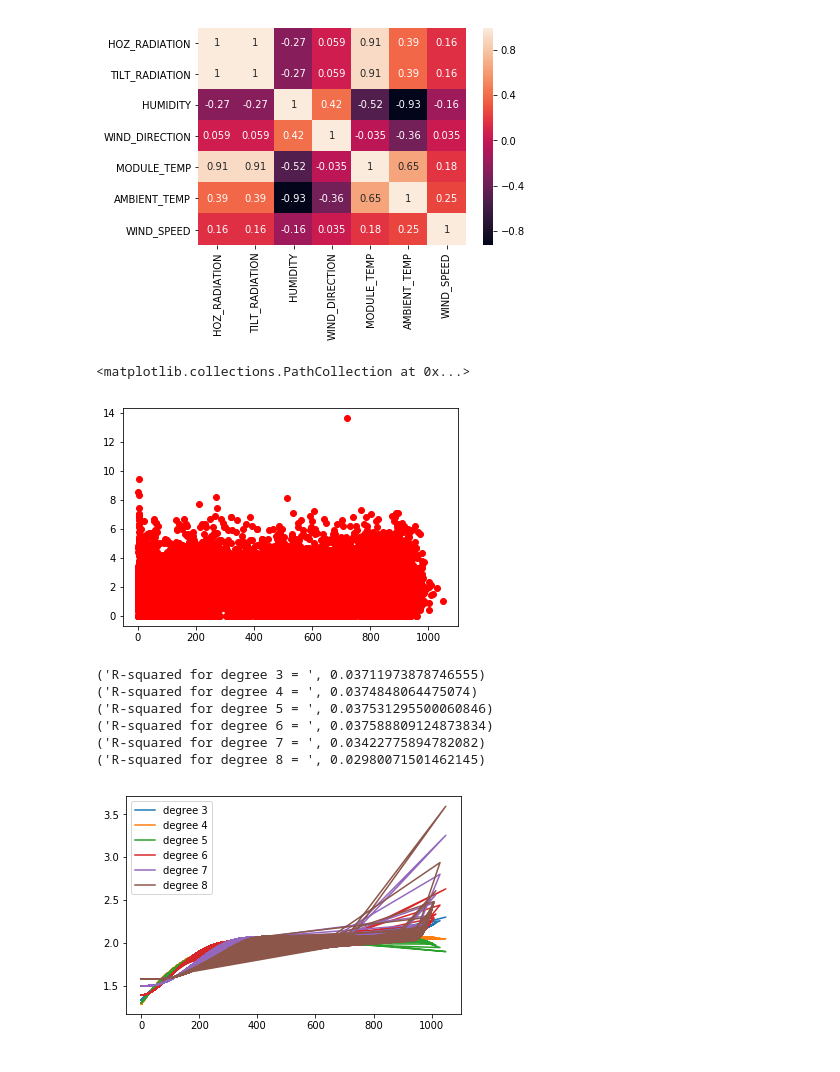
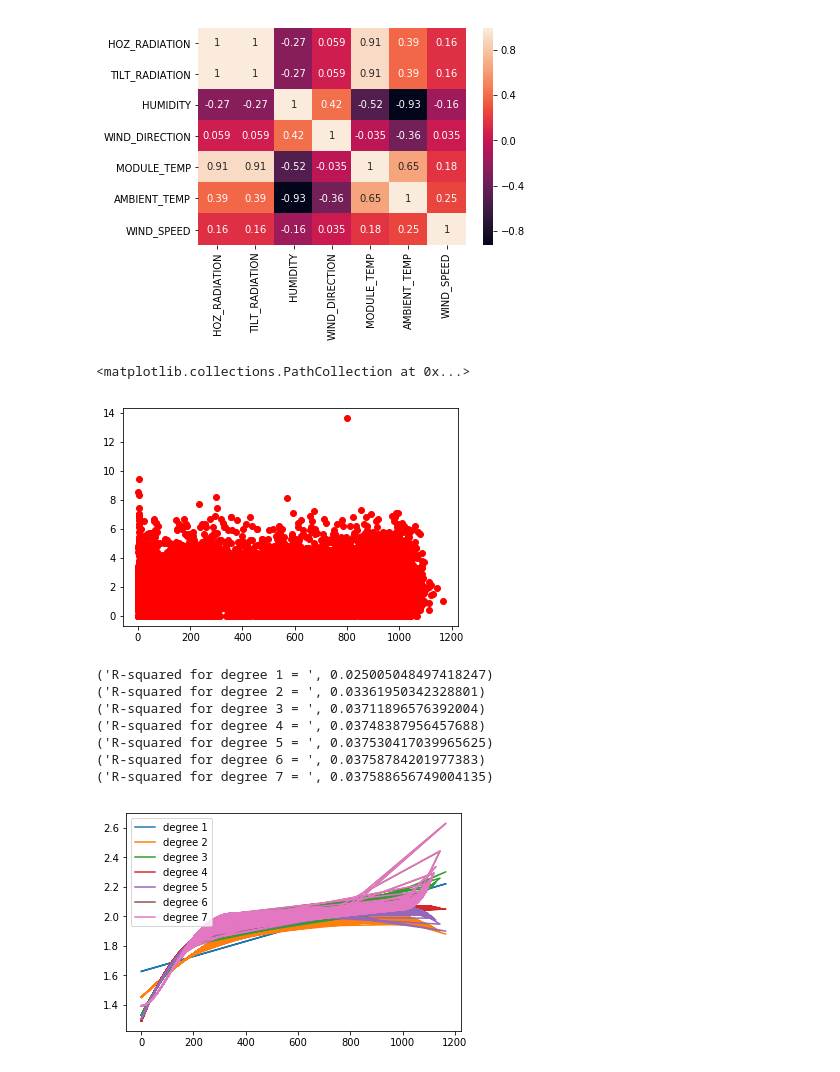
Before and after one commit to ASAtana/CBG, a Jupyter notebook: Project/askhat.ipynb, the cells around one changed output. Saved outputs shown, nothing was run; the diff lists cells and outputs as text; code cells hidden in the pictures.

```diff
--- a/Project/askhat.ipynb
+++ b/Project/askhat.ipynb
@@ -96,27 +96,28 @@ from sklearn.metrics import r2_score , mean_absolute_error, mean_squared_error
 lr = lm.LinearRegression()
 # %%
 x = data.n.iloc[:, 1]
-y = data.n.iloc[:, 7]
+y = data.n.iloc[:, 6]
 plt.scatter(x,y,color = 'red')
 # %% [output]
 <matplotlib.collections.PathCollection at 0x...>
-[figure, old version]
+[figure, new version]
 # %%
-for deg in [3, 4, 5, 6, 7, 8]:
+for deg in [1, 2, 3, 4, 5, 6, 7]:
     lr.fit(np.vander(x, deg + 1), y)
     y_lr = lr.predict(np.vander(x, deg + 1))
     plt.plot(x, y_lr, label='degree ' + str(deg))
     plt.legend(loc=2)
     print ("R-squared for degree " + str(deg) + " = ", r2_score(y, y_lr))
 plt.show()
 # %% [output]
-('R-squared for degree 3 = ', 0.03711973878746555)
-('R-squared for degree 4 = ', 0.0374848064475074)
-('R-squared for degree 5 = ', 0.037531295500060846)
-('R-squared for degree 6 = ', 0.037588809124873834)
-('R-squared for degree 7 = ', 0.03422775894782082)
-('R-squared for degree 8 = ', 0.02980071501462145)
+('R-squared for degree 1 = ', 0.025005048497418247)
+('R-squared for degree 2 = ', 0.03361950342328801)
+('R-squared for degree 3 = ', 0.03711896576392004)
+('R-squared for degree 4 = ', 0.03748387956457688)
+('R-squared for degree 5 = ', 0.037530417039965625)
+('R-squared for degree 6 = ', 0.03758784201977383)
+('R-squared for degree 7 = ', 0.037588656749004135)
-[figure, old version]
+[figure, new version]
 # %%
 import pandas as pd
 from scipy.spatial.distance import pdist
```
Also changed, not shown: parts of 16 cells of this notebook, 1 other file.
